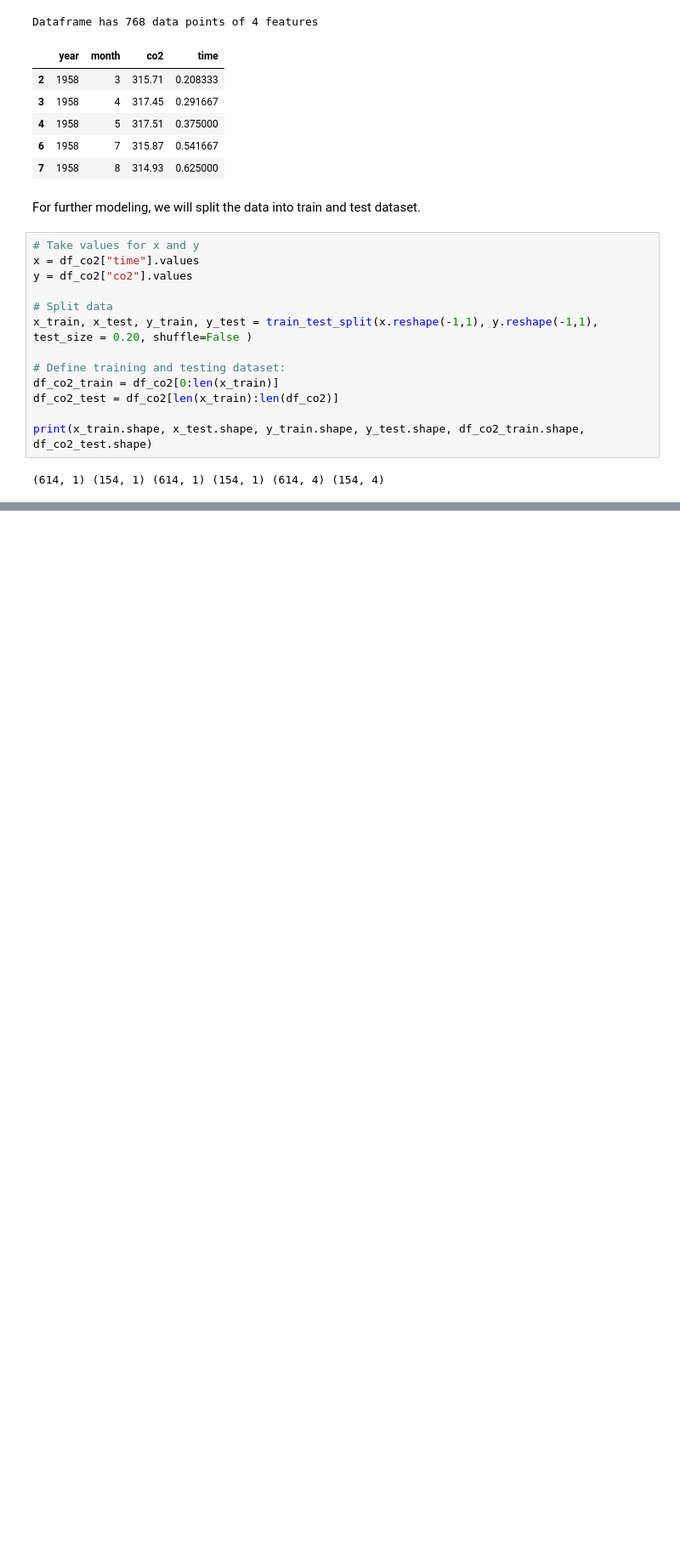
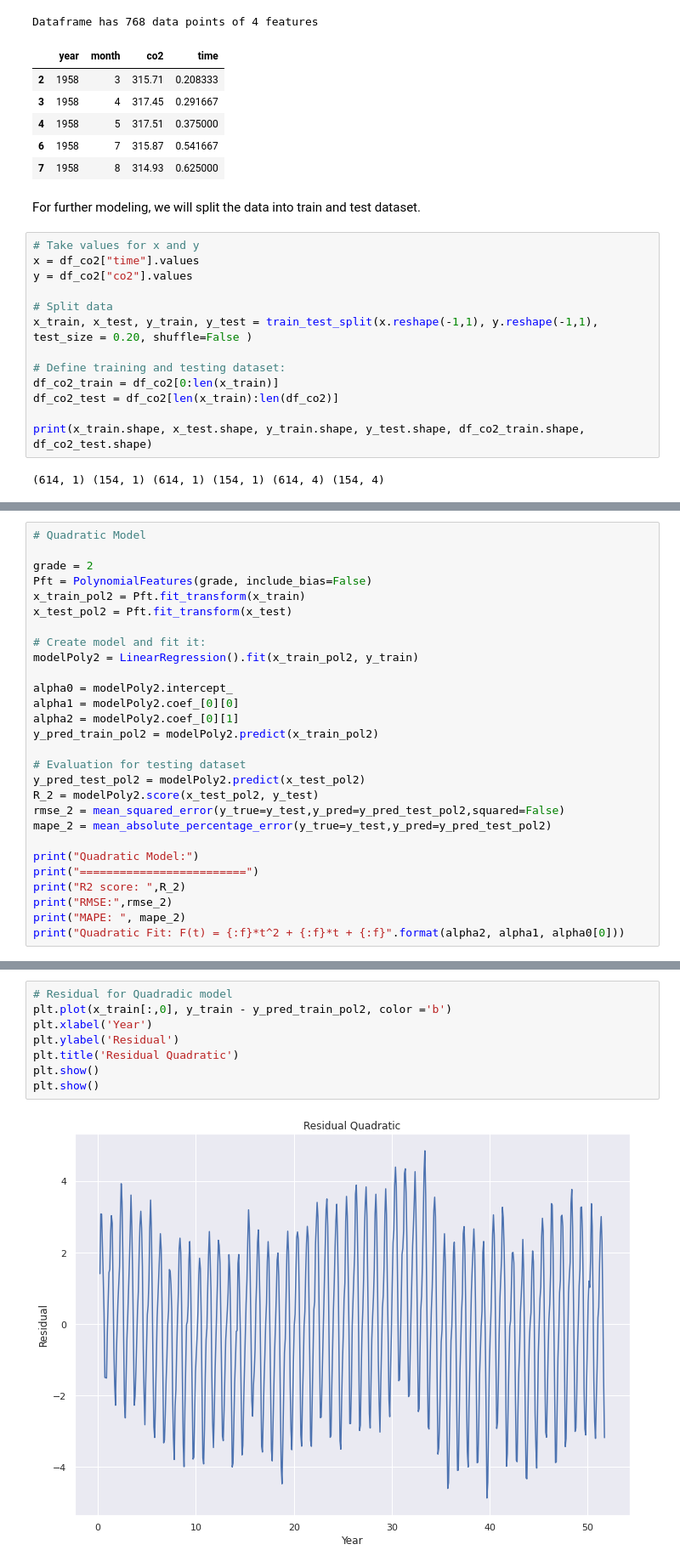
Before and after one commit to yonkeenn/projectForecastingCO2, a Jupyter notebook: projectForcastingC02.ipynb, the cells around one changed output, grey strips where cells are left out. Shown: that part at 85% size. Drawn from its saved outputs; the diff is of its cells as text; blank space fills up the shorter version.

```diff
--- a/projectForcastingC02.ipynb
+++ b/projectForcastingC02.ipynb
@@ -115,0 +151,28 @@ plt.show()
+# %%
+# Quadratic Model
+
+grade = 2
+Pft = PolynomialFeatures(grade, include_bias=False)
+x_train_pol2 = Pft.fit_transform(x_train)
+x_test_pol2 = Pft.fit_transform(x_test)
+
+# Create model and fit it:
+modelPoly2 = LinearRegression().fit(x_train_pol2, y_train)
+
+alpha0 = modelPoly2.intercept_
+alpha1 = modelPoly2.coef_[0][0]
+alpha2 = modelPoly2.coef_[0][1]
+y_pred_train_pol2 = modelPoly2.predict(x_train_pol2)
+
+# Evaluation for testing dataset
+y_pred_test_pol2 = modelPoly2.predict(x_test_pol2)
+R_2 = modelPoly2.score(x_test_pol2, y_test)
+rmse_2 = mean_squared_error(y_true=y_test,y_pred=y_pred_test_pol2,squared=False)
+mape_2 = mean_absolute_percentage_error(y_true=y_test,y_pred=y_pred_test_pol2)
+
+print("Quadratic Model:")
+print("=========================")
+print("R2 score: ",R_2)
+print("RMSE:",rmse_2)
+print("MAPE: ", mape_2)
+print("Quadratic Fit: F(t) = {:f}*t^2 + {:f}*t + {:f}".format(alpha2, alpha1, alpha0[0]))
@@ -115,0 +253,10 @@ plt.show()
+# %%
+# Residual for Quadradic model
+plt.plot(x_train[:,0], y_train - y_pred_train_pol2, color ='b')
+plt.xlabel('Year')
+plt.ylabel('Residual')
+plt.title('Residual Quadratic')
+plt.show()
+plt.show()
+# %% [output]
+[figure, added]
```
Also changed, not shown: parts of 14 cells of this notebook, 2 other files.
